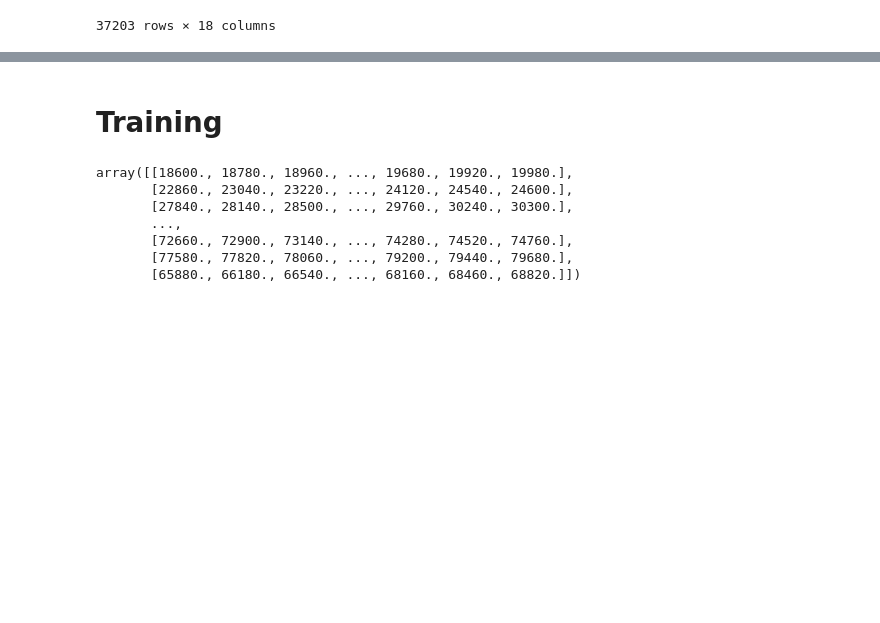
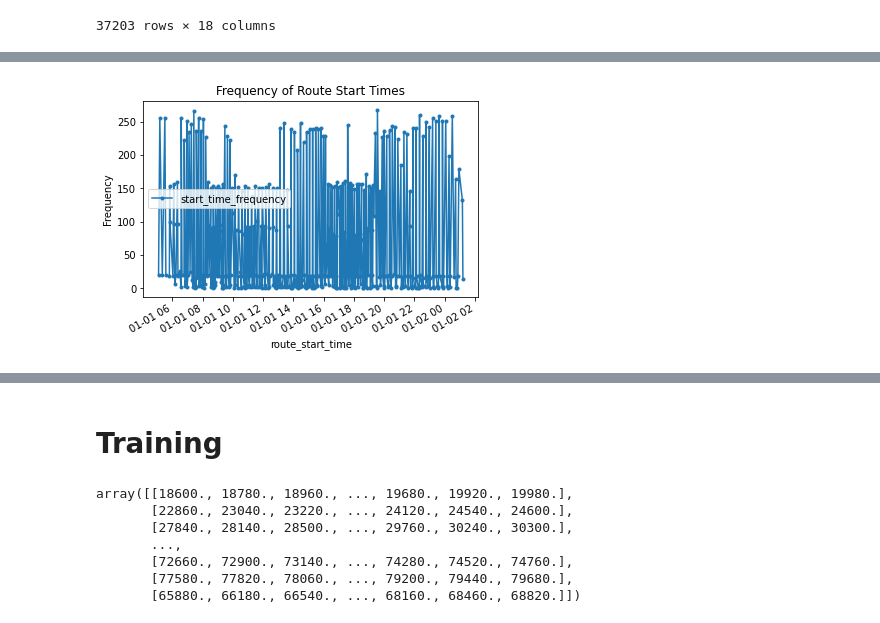
Before and after one commit to notAlex2/pgm-public-transit, a Jupyter notebook: Timeliness.ipynb, the cells around one changed output, grey strips where cells are left out. Drawn from its saved outputs; the diff is of its cells as text; code cells hidden in the pictures; blank space fills up the shorter version.

```diff
--- a/Timeliness.ipynb
+++ b/Timeliness.ipynb
@@ -285,0 +287,10 @@ df11
+# %%
+# Get only critical information
+df13 = df11['scheduled'].reset_index()[['service_date', 'route_start_time']]
+df13 = df13.rename_axis(None, axis=1)
+# %%
+# Try filtering on weekdays
+day_format = '%Y-%m-%d'
+is_weekday = df13['service_date'].apply(lambda x: datetime.datetime.strptime(x, day_format).isoweekday() <= 5)
+df14 = df13[is_weekday]
+df14
@@ -285,0 +311,5 @@ df11
+# %%
+group = df14.groupby('route_start_time', as_index=False).count().rename(columns={'service_date':'start_time_frequency'}).sort_values(by='route_start_time')
+group.plot(x='route_start_time', y='start_time_frequency', marker='.', title='Frequency of Route Start Times', ylabel='Frequency');
+# %% [output]
+[figure, added]
```
Also changed, not shown: parts of 26 cells of this notebook.
